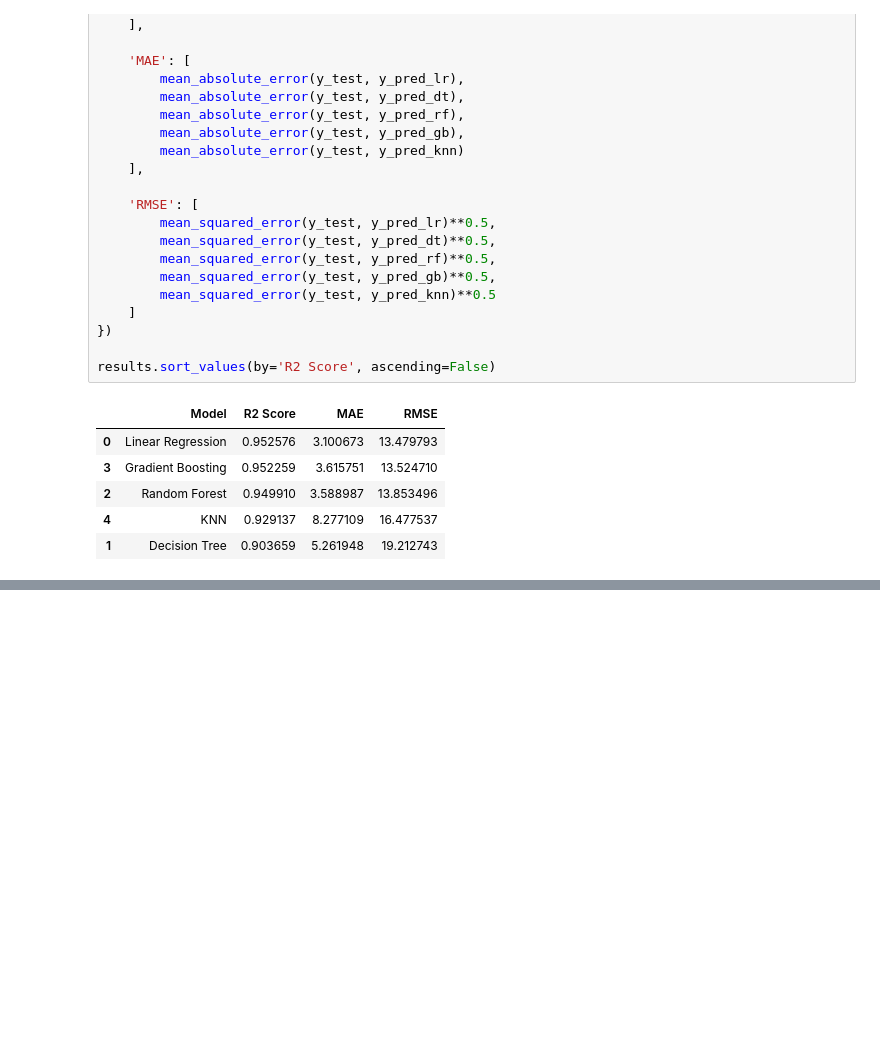
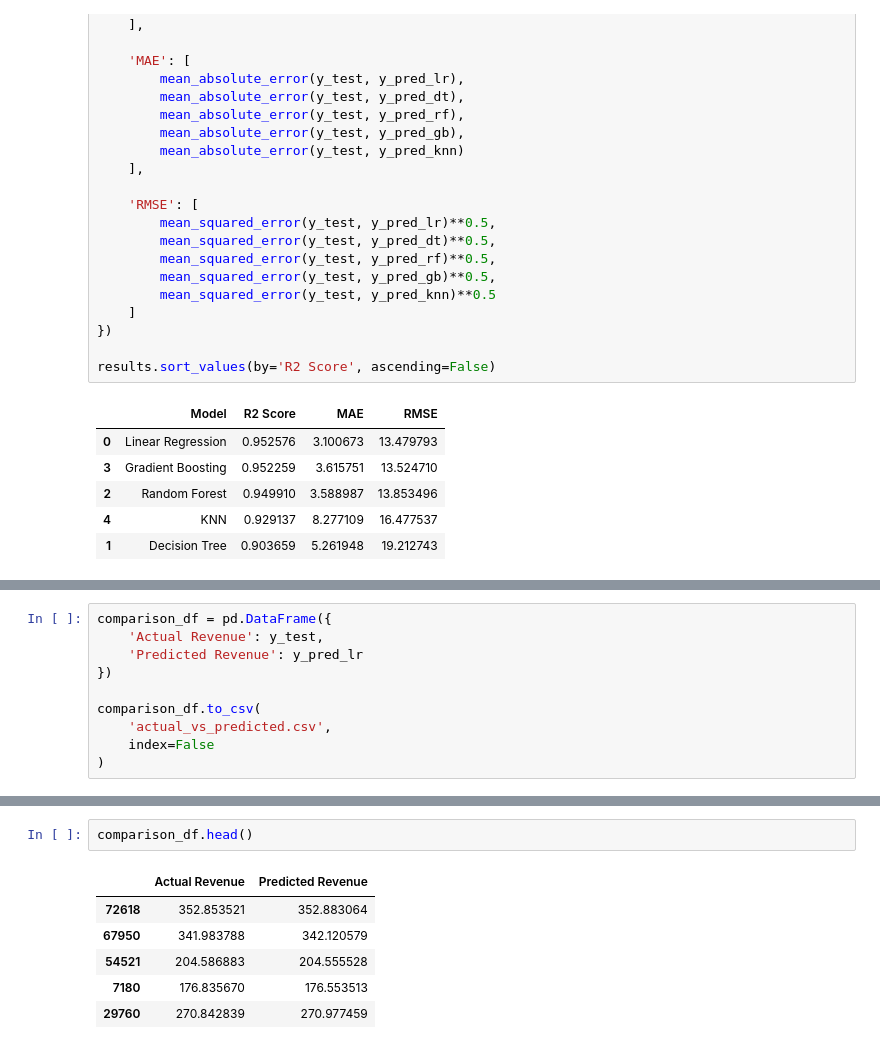
Before and after one commit to Leena-AJ/Content-_Monetization_Modeler, a Jupyter notebook: cmm.ipynb, the cells around one changed output, grey strips where cells are left out. Drawn from its saved outputs; the diff is of its cells as text; blank space fills up the shorter version.

```diff
--- a/cmm.ipynb
+++ b/cmm.ipynb
@@ -536,0 +573,10 @@ results.sort_values(by='R2 Score', ascending=False)
+# %%
+comparison_df = pd.DataFrame({
+    'Actual Revenue': y_test,
+    'Predicted Revenue': y_pred_lr
+})
+
+comparison_df.to_csv(
+    'actual_vs_predicted.csv',
+    index=False
+)
@@ -536,0 +594,9 @@ results.sort_values(by='R2 Score', ascending=False)
+# %%
+comparison_df.head()
+# %% [output]
+|  | Actual Revenue | Predicted Revenue |
+| 72618 | 352.853521 | 352.883064 |
+| 67950 | 341.983788 | 342.120579 |
+| 54521 | 204.586883 | 204.555528 |
+| 7180 | 176.835670 | 176.553513 |
+| 29760 | 270.842839 | 270.977459 |
```
Also changed, not shown: parts of 7 cells of this notebook, 1 other file.
